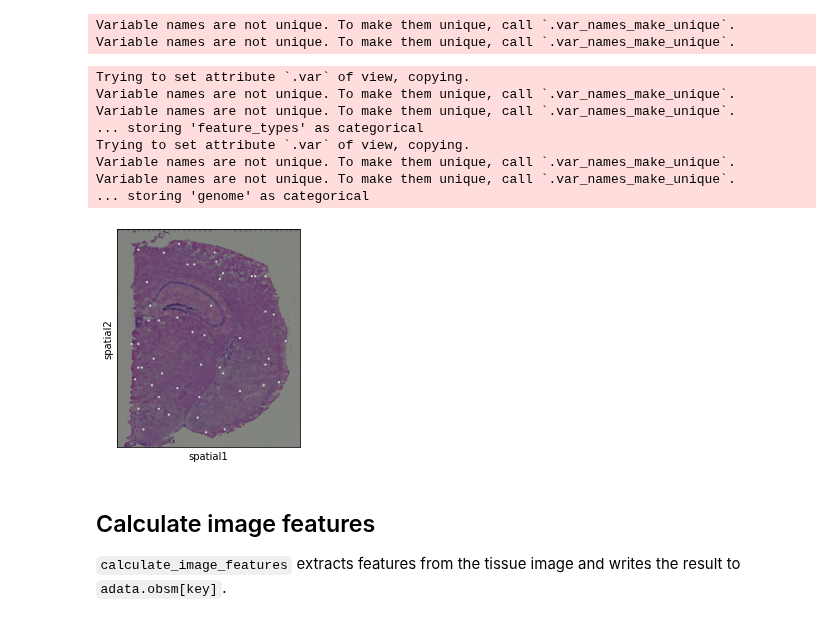
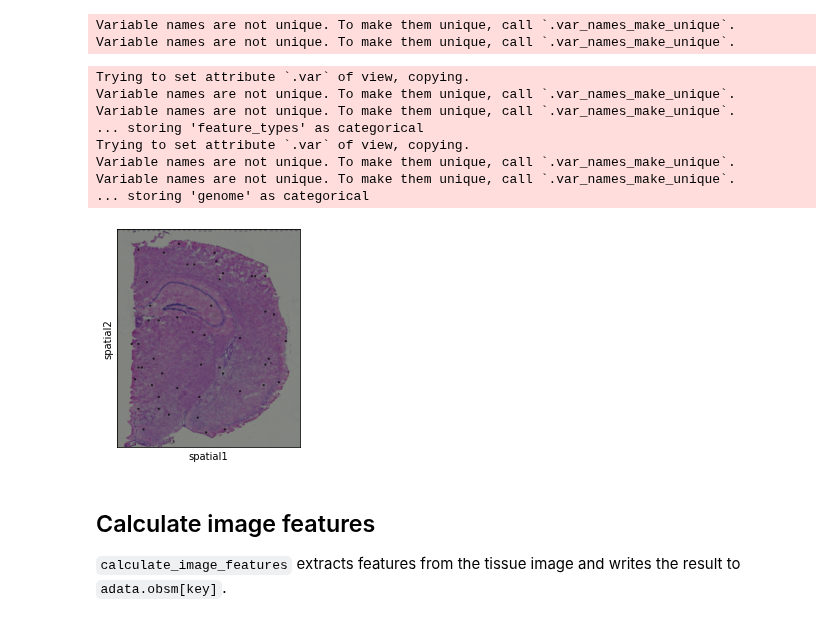
Before and after one commit to scverse/squidpy, a Jupyter notebook: notebooks/tutorial_feature_extraction.ipynb, the cells around one changed output. Drawn from its saved outputs; the diff is of its cells as text; code cells hidden in the pictures.

```diff
--- a/notebooks/tutorial_feature_extraction.ipynb
+++ b/notebooks/tutorial_feature_extraction.ipynb
@@ -45,18 +50,18 @@ Variable names are not unique. To make them unique, call `.var_names_make_unique
 # %%
 # subset adata to make computation of features fast
 adata = adata[0:50]
 # show which spots are selected for calculating the features
-sc.pl.spatial(adata)
+sc.pl.spatial(adata, add_outline=True)
 # %% [output]
 Trying to set attribute `.var` of view, copying.
 Variable names are not unique. To make them unique, call `.var_names_make_unique`.
 Variable names are not unique. To make them unique, call `.var_names_make_unique`.
 ... storing 'feature_types' as categorical
 Trying to set attribute `.var` of view, copying.
 Variable names are not unique. To make them unique, call `.var_names_make_unique`.
 Variable names are not unique. To make them unique, call `.var_names_make_unique`.
 ... storing 'genome' as categorical
-[figure, old version]
+[figure, new version]
 # %% [markdown]
 ## Calculate image features
 `calculate_image_features` extracts features from the tissue image and writes the result to `adata.obsm[key]`.
```
Also changed, not shown: parts of 39 cells of this notebook, 11 other files.
